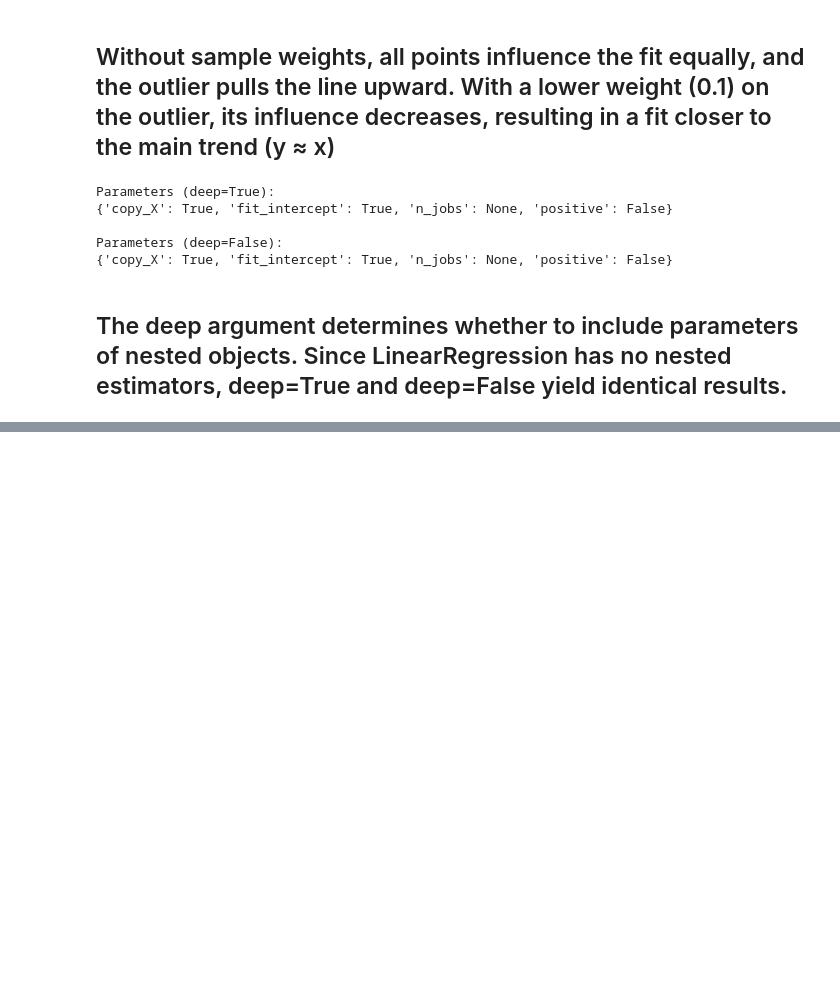
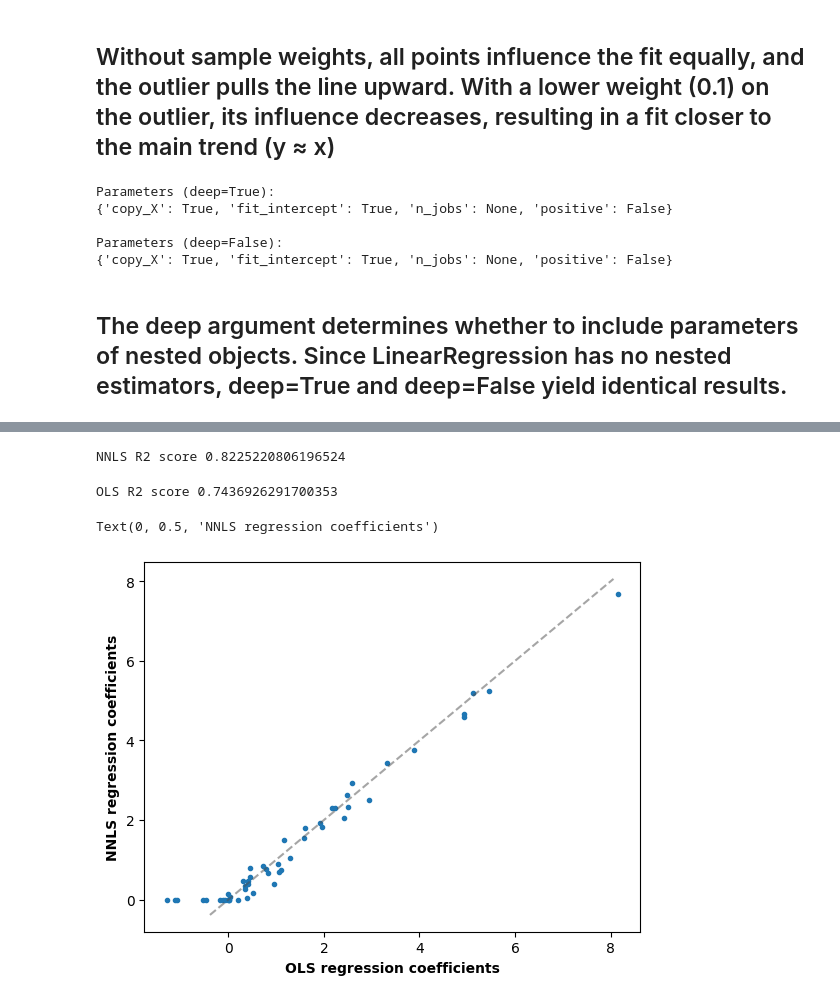
Before and after one commit to shikharyashmaurya/Kaggle-notebooks, a Jupyter notebook: sklearn-linear-regression.ipynb, the cells around one changed output, grey strips where cells are left out. Saved outputs shown, nothing was run; the diff lists cells and outputs as text; code cells hidden in the pictures; blank space fills up the shorter version.

Commit message:
Kaggle Notebook | sklearn - linear regression | Version 2

```diff
--- a/sklearn-linear-regression.ipynb
+++ b/sklearn-linear-regression.ipynb
@@ -277,0 +285,46 @@ Parameters (deep=False):
+# %%
+np.random.seed(42)
+
+n_samples, n_features = 200, 50
+X = np.random.randn(n_samples, n_features)
+true_coef = 3 * np.random.randn(n_features)
+# Threshold coefficients to render them non-negative
+true_coef[true_coef < 0] = 0
+y = np.dot(X, true_coef)
+
+# Add some noise
+y += 5 * np.random.normal(size=(n_samples,))
+# %%
+from sklearn.model_selection import train_test_split
+
+X_train, X_test, y_train, y_test = train_test_split(X, y, test_size=0.5)
+# %%
+from sklearn.linear_model import LinearRegression
+
+reg_nnls = LinearRegression(positive=True)
+y_pred_nnls = reg_nnls.fit(X_train, y_train).predict(X_test)
+r2_score_nnls = r2_score(y_test, y_pred_nnls)
+print("NNLS R2 score", r2_score_nnls)
+# %% [output]
+NNLS R2 score 0.8225220806196524
+# %%
+reg_ols = LinearRegression()
+y_pred_ols = reg_ols.fit(X_train, y_train).predict(X_test)
+r2_score_ols = r2_score(y_test, y_pred_ols)
+print("OLS R2 score", r2_score_ols)
+# %% [output]
+OLS R2 score 0.7436926291700353
+# %%
+fig, ax = plt.subplots()
+ax.plot(reg_ols.coef_, reg_nnls.coef_, linewidth=0, marker=".")
+
+low_x, high_x = ax.get_xlim()
+low_y, high_y = ax.get_ylim()
+low = max(low_x, low_y)
+high = min(high_x, high_y)
+ax.plot([low, high], [low, high], ls="--", c=".3", alpha=0.5)
+ax.set_xlabel("OLS regression coefficients", fontweight="bold")
+ax.set_ylabel("NNLS regression coefficients", fontweight="bold")
+# %% [output]
+Text(0, 0.5, 'NNLS regression coefficients')
+[figure, added]
```
Also changed, not shown: parts of 2 cells of this notebook.
